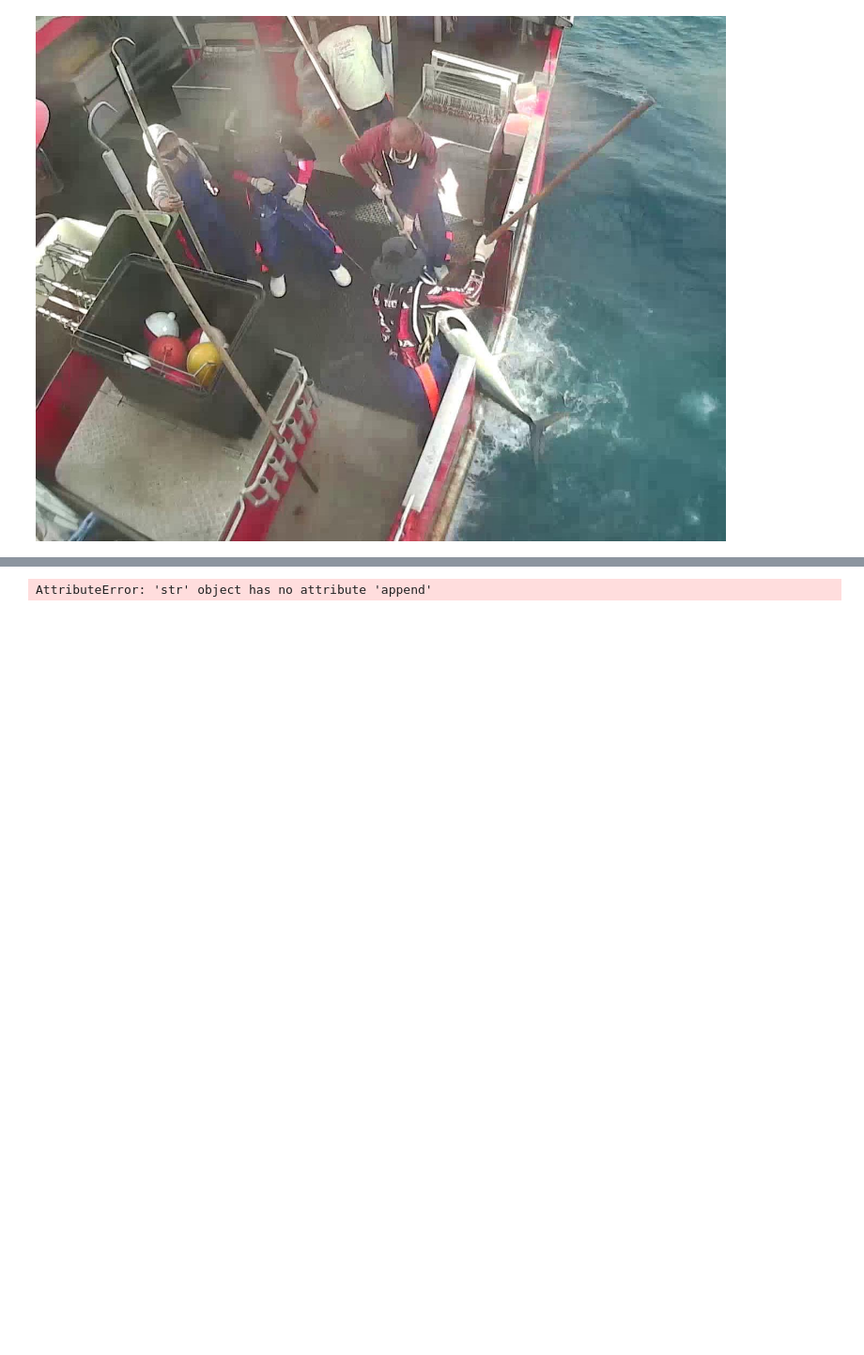
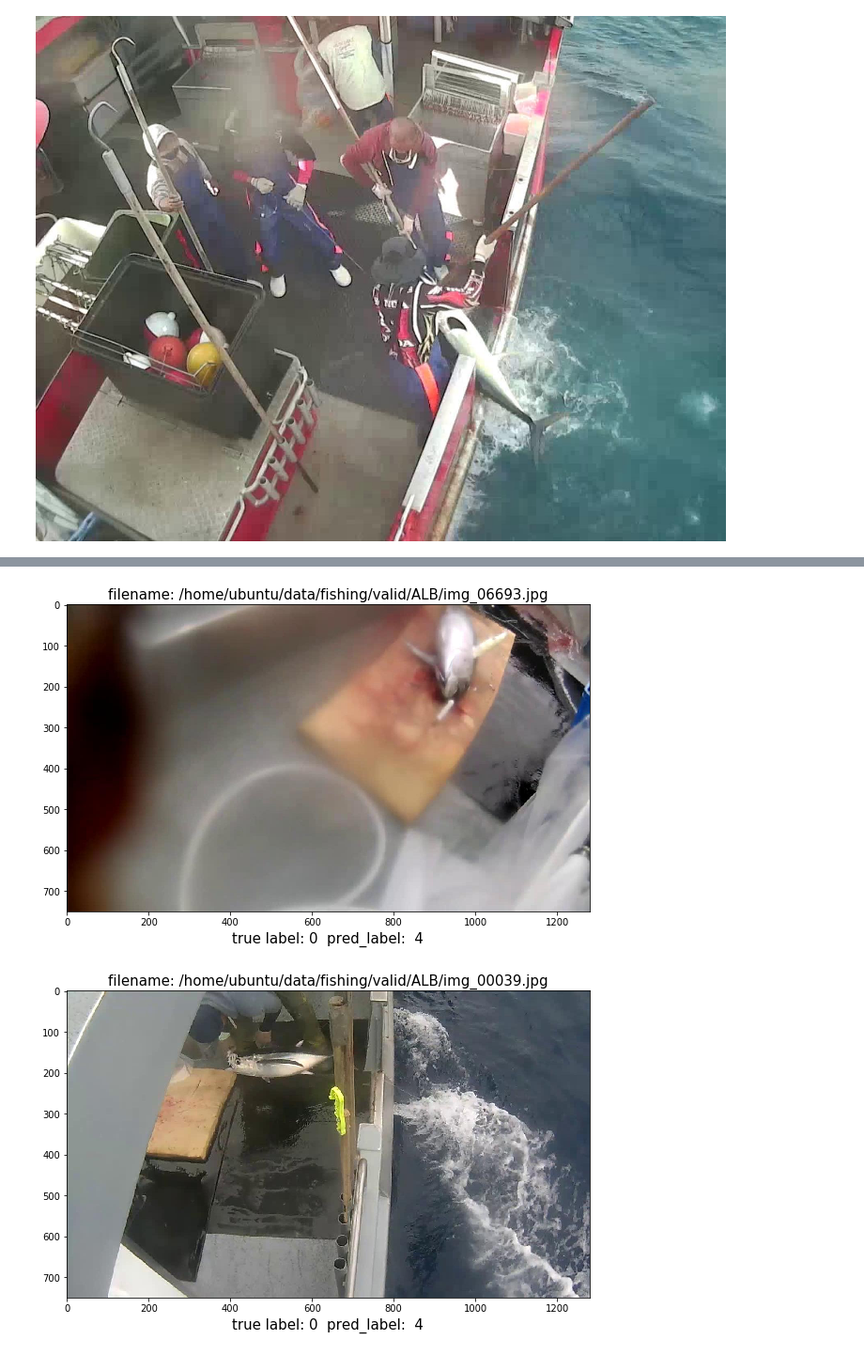
Before and after one commit to karijdempsey/learningWithKaggle, a Jupyter notebook: 1.0-kd-resnet_precomputedCNN_fisheries.ipynb, the cells around one changed output, grey strips where cells are left out. Shown at 94% size. Saved outputs shown, nothing was run; the diff lists cells and outputs as text; code cells hidden in the pictures; blank space fills up the shorter version.

Commit message:
visualise incorrect images in resnet_precomputedCNN_fisheries notebook

```diff
--- a/1.0-kd-resnet_precomputedCNN_fisheries.ipynb
+++ b/1.0-kd-resnet_precomputedCNN_fisheries.ipynb
@@ -371,13 +372,14 @@ Image(filename=img_path)
 # %% [output]
 [figure]
 # %%
+# undo the one hot encoding to make it easier for the comparison
+
 a = preds_np
 b = np.zeros_like(a)
 
 b[np.arange(len(a)), a.argmax(1)] = 1
 pred_labels = b.argmax(axis=1)
 
-df = pd.DataFrame(np.column_stack((pred_labels,labels_np,files_np)), columns=['pred_labels', 'labels', 'files'])
-wrong = df[(df['pred_labels']!=df['labels'])]
-wrong
+df = pd.DataFrame(np.column_stack((pred_labels,labels_np,files_np)), columns=['pred_labels', 'label', 'files'])
+wrong = df[(df['pred_labels']!=df['label'])]
 # %%
@@ -396,18 +412,34 @@ np_images = [ img2array(im) for im in images ]
 # %%
-files = []
+import matplotlib.pyplot as plt
 
-for files in df.files:
+plt.close()
+files_list = []
+labels_list = []
+pred_labels_list = []
+
+for (files, label, pred_label) in zip(wrong.files, wrong.label, wrong.pred_labels):
     dir_ = '/home/ubuntu/data/fishing/valid/'
     file_ = dir_+files
-    files.append(file_)
-print(files)
-
-# images = [ PIL.Image.open(f) for f in
+    files_list.append(file_)
+    labels_list.append(label)
+    pred_labels_list.append(pred_label)
 
 
-# for (img, filen) in zip(np_images, filenames):
-#     plt.figure()
-#     plt.imshow(img)
-#     plt.title("filename: "+filen+, fontsize=15)
+files_list_sub = files_list[4:8]
+labels_list_sub = labels_list[4:8]
+pred_labels_list_sub = pred_labels_list[4:8]
+
+images = [ PIL.Image.open(f) for f in files_list_sub]
+np_images = [ img2array(im) for im in images ]
+
+for (img, filen, label, pred_label) in zip(np_images, files_list_sub, labels_list_sub, pred_labels_list_sub):
+    plt.figure(figsize=(10,6))
+    plt.imshow(img)
+    plt.title("filename: "+filen, fontsize=15)
+#     print(label., pred_label)
+    plt.xlabel("true label: "+label + "  pred_label:  "+pred_label, fontsize=15)
+
+plt.show()
 # %% [output]
-AttributeError: 'str' object has no attribute 'append'
+[figure, added]
+[figure, added]
```
Also changed, not shown: parts of 10 cells of this notebook, 1 other file.
